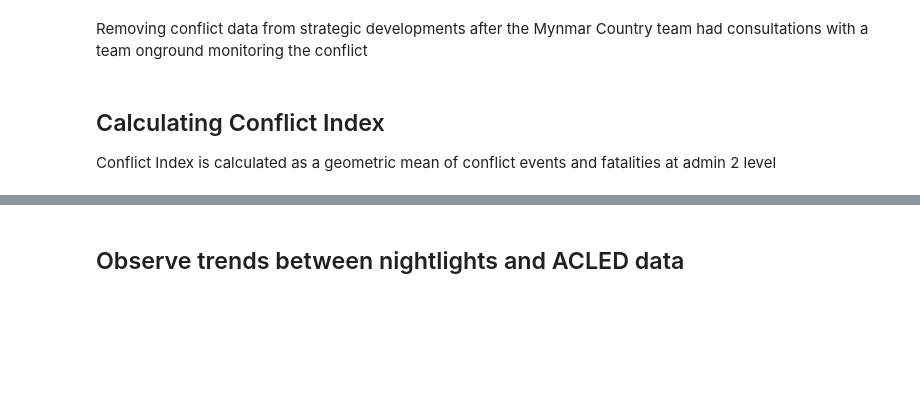
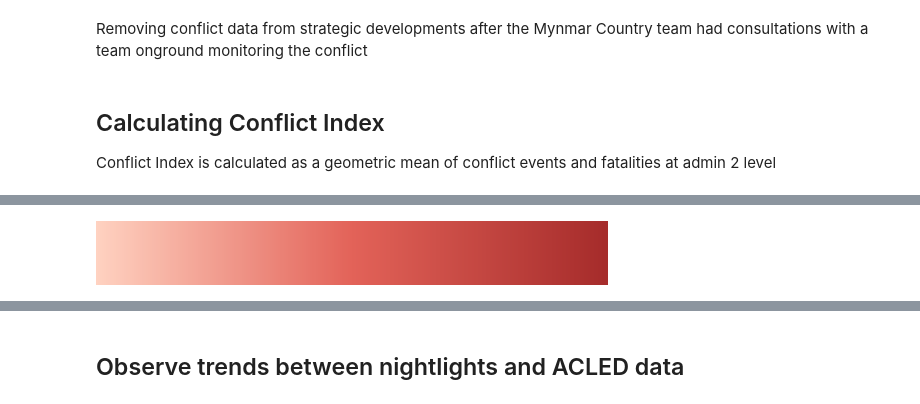
Before and after one commit to datapartnership/myanmar_economic_monitor, a Jupyter notebook: notebooks/conflict/acled.ipynb, the cells around one changed output, grey strips where cells are left out. Saved outputs shown, nothing was run; the diff lists cells and outputs as text; code cells hidden in the pictures; blank space fills up the shorter version.

```diff
--- a/notebooks/conflict/acled.ipynb
+++ b/notebooks/conflict/acled.ipynb
@@ -164,0 +222,11 @@ Right CRS: EPSG:4326
+# %%
+from matplotlib.colors import LinearSegmentedColormap
+
+# Define the color gradient segments
+colors = [(0.0, '#FFD2C1'), (0.5, '#E36359'), (1.0, '#A62C2B')]
+
+# Create the colormap using LinearSegmentedColormap
+cmap = LinearSegmentedColormap.from_list('custom_colormap', colors)
+cmap
+# %% [output]
+[figure, added]
```
Also changed, not shown: parts of 16 cells of this notebook.
